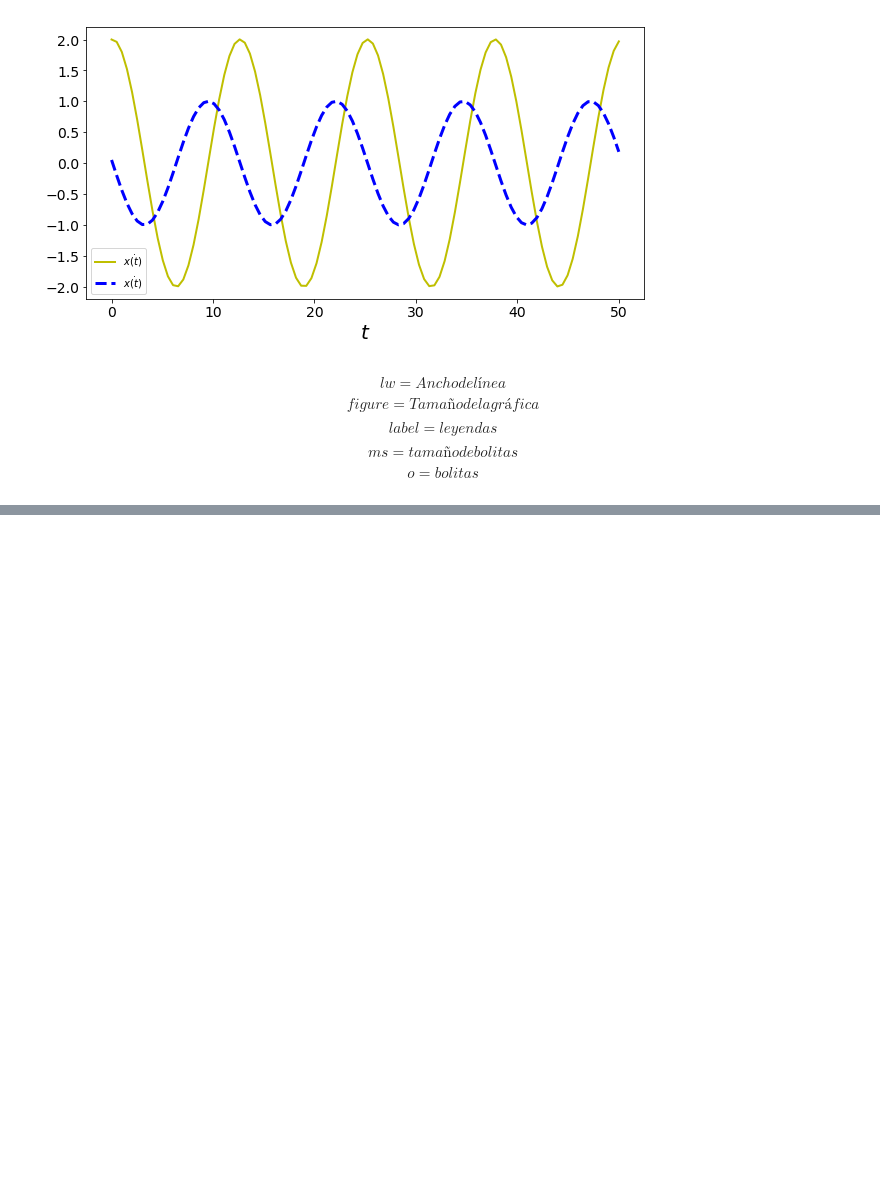
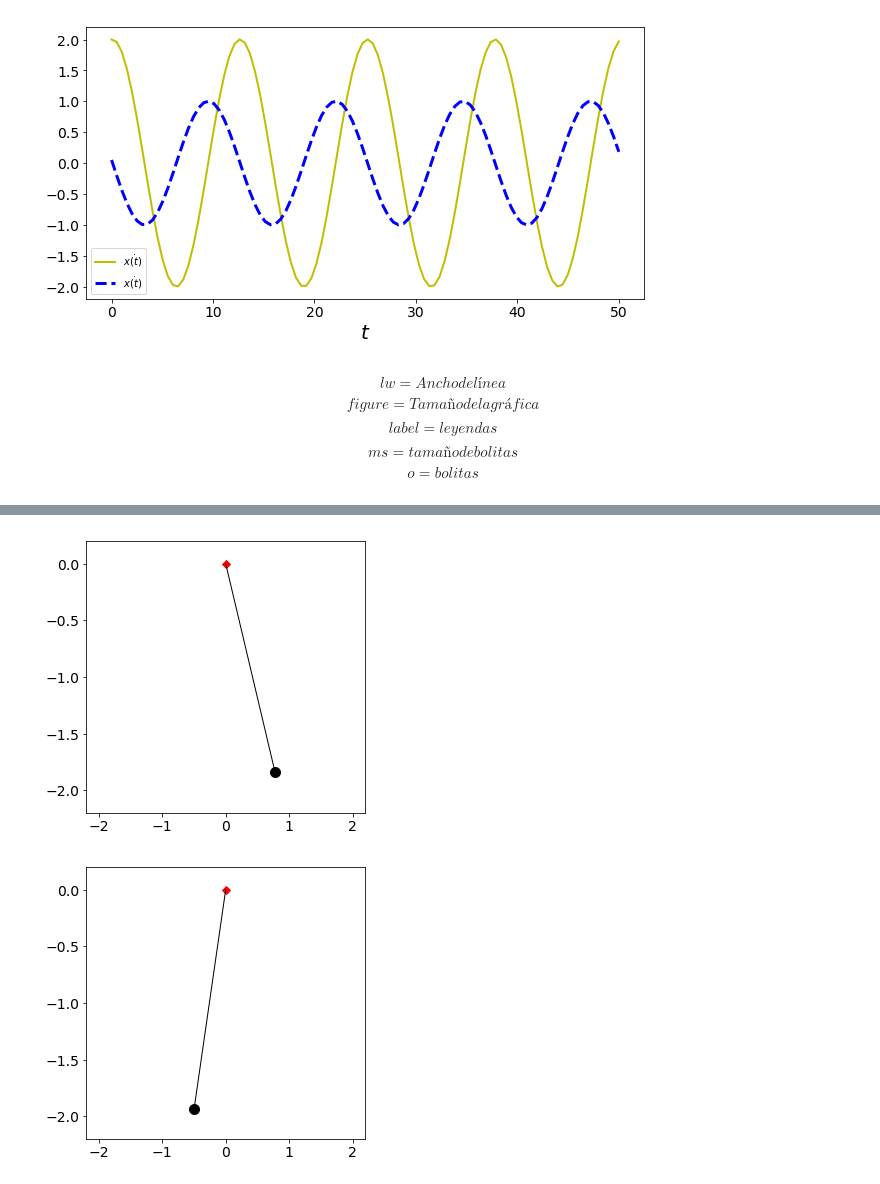
Before and after one commit to AraceliCastillo/Simulacion-Matematica, a Jupyter notebook: Clase4_OsciladorArmonico.ipynb, the cells around one changed output, grey strips where cells are left out. Drawn from its saved outputs; the diff is of its cells as text; code cells hidden in the pictures; blank space fills up the shorter version.

```diff
--- a/Clase4_OsciladorArmonico.ipynb
+++ b/Clase4_OsciladorArmonico.ipynb
@@ -57,0 +70,19 @@ $$o=bolitas$$
+# %%
+a=2
+w=.5
+b=.1
+fig = plt.figure()
+ax = fig.add_subplot(1,1,1)
+def masa_resorte(t=0):
+    ax.clear()
+    ax.plot(w* np.cos(w*t)+b*np.sin(w*t),[0], 'ko', ms=10)
+    ax.set_xlim(xmin=-a, xmax=a)
+    ax.axvline(x=0, color='r')
+    ax.axhline(y=0, color='grey', lw=1)
+    fig.canvas.draw()
+    clear_output(wait=True)
+
+    display(fig)
+
+interact(masa_resorte, t=(0,50,.1));
+plt.close()
@@ -57,0 +100,20 @@ $$o=bolitas$$
+# %%
+def theta_t (a, b, g, l, t):
+    omega_0=np.sqrt(g/l)
+    return a*np.cos(omega_0 *t)+b*np.sin(omega_0*t)
+# %%
+def pendulo_simple(t = 0):
+    fig = plt.figure(figsize = (5,5))
+    ax = fig.add_subplot(1, 1, 1)
+    x = 2 * np.sin(theta_t(.4, .6, 9.8, 2, t))
+    y =  - 2 * np.cos(theta_t(.4, .6, 9.8, 2, t))
+    ax.plot(x, y, 'ko', ms = 10)
+    ax.plot([0], [0], 'rD')
+    ax.plot([0, x ], [0, y], 'k-', lw = 1)
+    ax.set_xlim(xmin = -2.2, xmax = 2.2)
+    ax.set_ylim(ymin = -2.2, ymax = .2)
+    fig.canvas.draw()
+interact_manual(pendulo_simple, t = (0, 10,.01));
+# %% [output]
+[figure, added]
+[figure, added]
```
Also changed, not shown: parts of 5 cells of this notebook.
